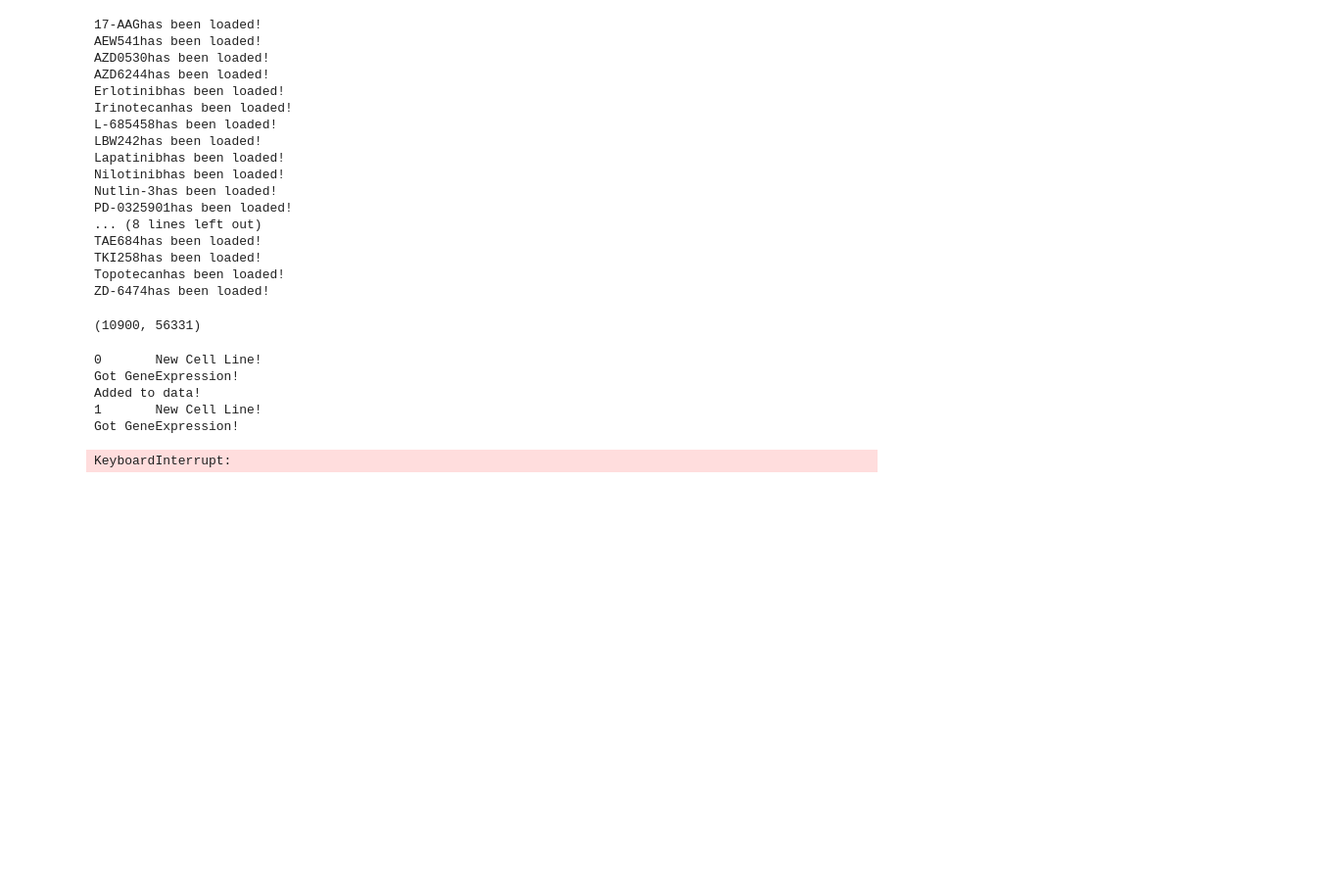
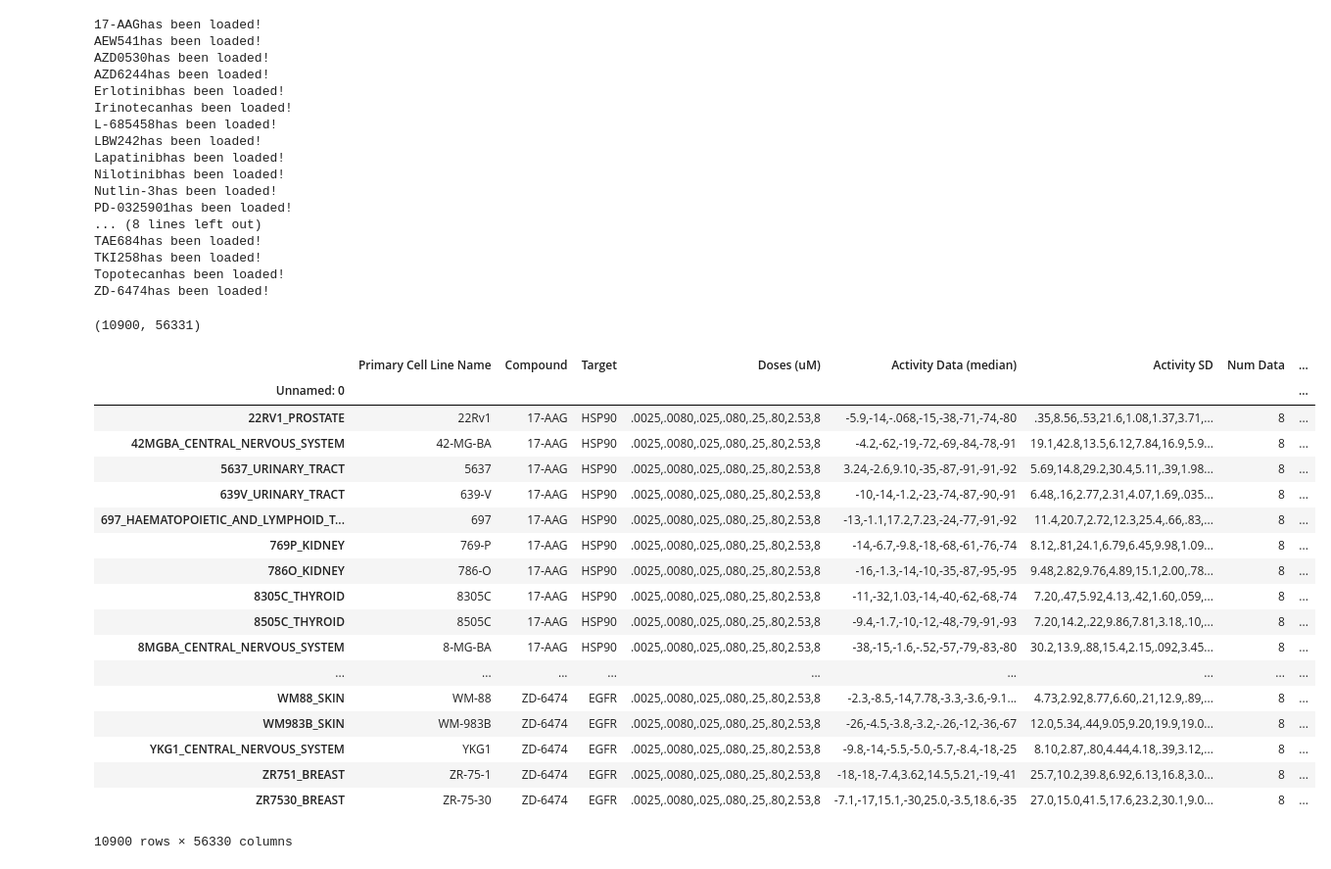
Before and after one commit to Naghipourfar/CCLE, a Jupyter notebook: Code/DataAnalysis.ipynb, the cells around one changed output. Shown at 98% size. Cells and saved outputs as stored; diff of their text form; code cells hidden in the pictures; blank space fills up the shorter version.

Commit message:
load data function

```diff
--- a/Code/DataAnalysis.ipynb
+++ b/Code/DataAnalysis.ipynb
@@ -115,28 +115,44 @@ TKI258has been loaded!
 Topotecanhas been loaded!
 ZD-6474has been loaded!
 (10900, 56331)
+# %%
+data.index = data['Unnamed: 0']
+data = data.drop(['Unnamed: 0'], axis=1)
+# %% [output]
+|  | Primary Cell Line Name | Compound | Target | Doses (uM) | Activity Data (median) | Activity SD | Num Data | ... |
+| Unnamed: 0 |  |  |  |  |  |  |  | ... |
+| 22RV1_PROSTATE | 22Rv1 | 17-AAG | HSP90 | .0025,.0080,.025,.080,.25,.80,2.53,8 | -5.9,-14,-.068,-15,-38,-71,-74,-80 | .35,8.56,.53,21.6,1.08,1.37,3.71,... | 8 | ... |
+| 42MGBA_CENTRAL_NERVOUS_SYSTEM | 42-MG-BA | 17-AAG | HSP90 | .0025,.0080,.025,.080,.25,.80,2.53,8 | -4.2,-62,-19,-72,-69,-84,-78,-91 | 19.1,42.8,13.5,6.12,7.84,16.9,5.9... | 8 | ... |
+| 5637_URINARY_TRACT | 5637 | 17-AAG | HSP90 | .0025,.0080,.025,.080,.25,.80,2.53,8 | 3.24,-2.6,9.10,-35,-87,-91,-91,-92 | 5.69,14.8,29.2,30.4,5.11,.39,1.98... | 8 | ... |
+| 639V_URINARY_TRACT | 639-V | 17-AAG | HSP90 | .0025,.0080,.025,.080,.25,.80,2.53,8 | -10,-14,-1.2,-23,-74,-87,-90,-91 | 6.48,.16,2.77,2.31,4.07,1.69,.035... | 8 | ... |
+| 697_HAEMATOPOIETIC_AND_LYMPHOID_T... | 697 | 17-AAG | HSP90 | .0025,.0080,.025,.080,.25,.80,2.53,8 | -13,-1.1,17.2,7.23,-24,-77,-91,-92 | 11.4,20.7,2.72,12.3,25.4,.66,.83,... | 8 | ... |
+| 769P_KIDNEY | 769-P | 17-AAG | HSP90 | .0025,.0080,.025,.080,.25,.80,2.53,8 | -14,-6.7,-9.8,-18,-68,-61,-76,-74 | 8.12,.81,24.1,6.79,6.45,9.98,1.09... | 8 | ... |
+| 786O_KIDNEY | 786-O | 17-AAG | HSP90 | .0025,.0080,.025,.080,.25,.80,2.53,8 | -16,-1.3,-14,-10,-35,-87,-95,-95 | 9.48,2.82,9.76,4.89,15.1,2.00,.78... | 8 | ... |
+| 8305C_THYROID | 8305C | 17-AAG | HSP90 | .0025,.0080,.025,.080,.25,.80,2.53,8 | -11,-32,1.03,-14,-40,-62,-68,-74 | 7.20,.47,5.92,4.13,.42,1.60,.059,... | 8 | ... |
+| 8505C_THYROID | 8505C | 17-AAG | HSP90 | .0025,.0080,.025,.080,.25,.80,2.53,8 | -9.4,-1.7,-10,-12,-48,-79,-91,-93 | 7.20,14.2,.22,9.86,7.81,3.18,.10,... | 8 | ... |
+| 8MGBA_CENTRAL_NERVOUS_SYSTEM | 8-MG-BA | 17-AAG | HSP90 | .0025,.0080,.025,.080,.25,.80,2.53,8 | -38,-15,-1.6,-.52,-57,-79,-83,-80 | 30.2,13.9,.88,15.4,2.15,.092,3.45... | 8 | ... |
+| ... | ... | ... | ... | ... | ... | ... | ... | ... |
+| WM88_SKIN | WM-88 | ZD-6474 | EGFR | .0025,.0080,.025,.080,.25,.80,2.53,8 | -2.3,-8.5,-14,7.78,-3.3,-3.6,-9.1... | 4.73,2.92,8.77,6.60,.21,12.9,.89,... | 8 | ... |
+| WM983B_SKIN | WM-983B | ZD-6474 | EGFR | .0025,.0080,.025,.080,.25,.80,2.53,8 | -26,-4.5,-3.8,-3.2,-.26,-12,-36,-67 | 12.0,5.34,.44,9.05,9.20,19.9,19.0... | 8 | ... |
+| YKG1_CENTRAL_NERVOUS_SYSTEM | YKG1 | ZD-6474 | EGFR | .0025,.0080,.025,.080,.25,.80,2.53,8 | -9.8,-14,-5.5,-5.0,-5.7,-8.4,-18,-25 | 8.10,2.87,.80,4.44,4.18,.39,3.12,... | 8 | ... |
+| ZR751_BREAST | ZR-75-1 | ZD-6474 | EGFR | .0025,.0080,.025,.080,.25,.80,2.53,8 | -18,-18,-7.4,3.62,14.5,5.21,-19,-41 | 25.7,10.2,39.8,6.92,6.13,16.8,3.0... | 8 | ... |
+| ZR7530_BREAST | ZR-75-30 | ZD-6474 | EGFR | .0025,.0080,.025,.080,.25,.80,2.53,8 | -7.1,-17,15.1,-30,25.0,-3.5,18.6,-35 | 27.0,15.0,41.5,17.6,23.2,30.1,9.0... | 8 | ... |
+10900 rows × 56330 columns
 # %%
 data.to_csv('../Data/Drugs_data/drug_response.csv')
 # %%
-i = 0
-done_cell_lines = []
-for idx, cell_line in enumerate(pharmacologic_data.index):
-    if gene_expression_data.columns.__contains__(cell_line) and not done_cell_lines.__contains__(cell_line):
-        print("New Cell Line!")
-        done_cell_lines.append(cell_line)
-        gene_expression = gene_expression_data[cell_line]
-        print("Got GeneExpression!")
-        data.loc[cell_line, gene_names] = gene_expression
-        print("Added to data!")
-#         for gene_name, gene_expr in zip(gene_names, gene_expression):
-#             data.loc[cell_line, gene_name] = gene_expr
-    print(i, end='\t')
-    i += 1
-# new_data.iloc[0, :].describe()
+# i = 0
+# done_cell_lines = []
+# for idx, cell_line in enumerate(pharmacologic_data.index):
+#     if gene_expression_data.columns.__contains__(cell_line) and not done_cell_lines.__contains__(cell_line):
+#         print("New Cell Line!")
+#         done_cell_lines.append(cell_line)
+#         gene_expression = gene_expression_data[cell_line]
+#         print("Got GeneExpression!")
+#         data.loc[cell_line, gene_names] = gene_expression
+#         print("Added to data!")
+# #         for gene_name, gene_expr in zip(gene_names, gene_expression):
+# #             data.loc[cell_line, gene_name] = gene_expr
+#     print(i, end='\t')
+#     i += 1
+# # new_data.iloc[0, :].describe()
-# %% [output]
-0       New Cell Line!
-Got GeneExpression!
-Added to data!
-1       New Cell Line!
-Got GeneExpression!
-KeyboardInterrupt:
```
Also changed, not shown: parts of 3 cells of this notebook, 1 other file.
